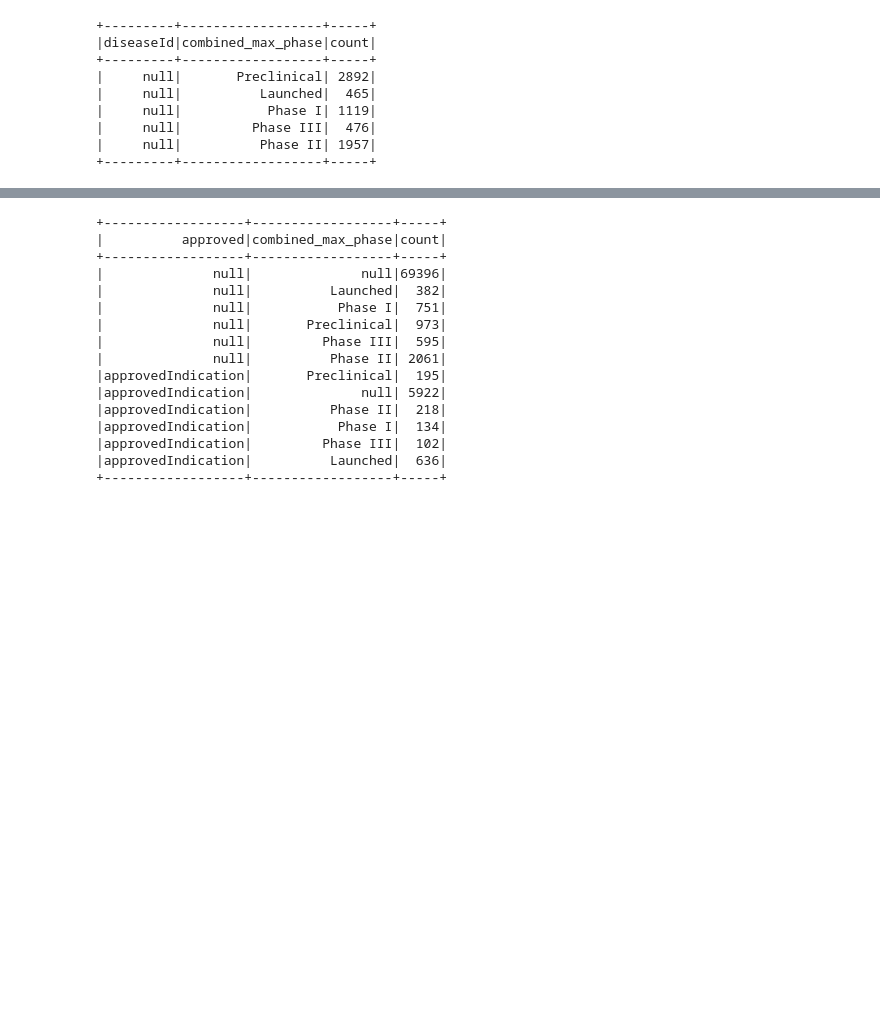
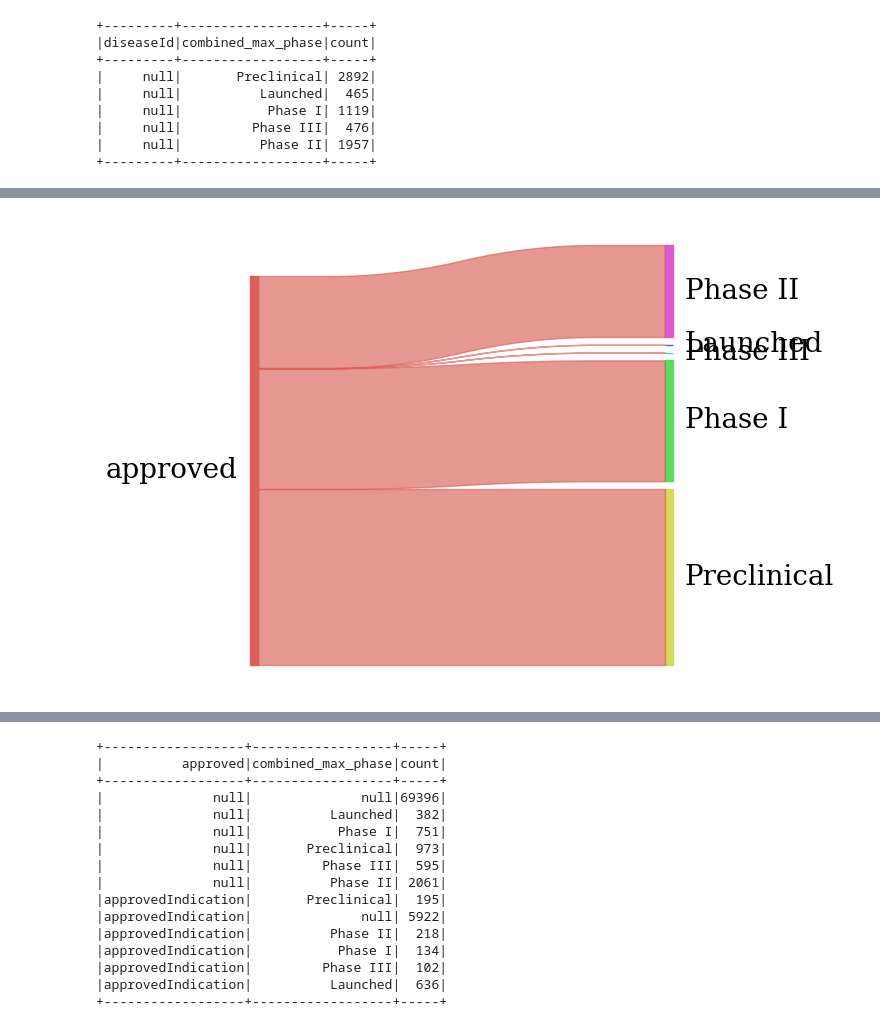
Before and after one commit to Juanmaria-rr/clinicalDrugsCuration, a Jupyter notebook: src/analysis/matches.ipynb, the cells around one changed output, grey strips where cells are left out. Cells and saved outputs as stored; diff of their text form; code cells hidden in the pictures; blank space fills up the shorter version.

```diff
--- a/src/analysis/matches.ipynb
+++ b/src/analysis/matches.ipynb
@@ -316,0 +517,11 @@ chemblTD.join(indiLabel, on=["targetId", "diseaseId"], how="left").groupBy(
+# %%
+sankey(
+    left=df2["approved"],
+    right=df2["combined_max_phase"],
+    leftWeight=df2["count"],
+    rightWeight=df2["count"],
+    aspect=20,
+    fontsize=20,
+)
+# %% [output]
+[figure, added]
```
Also changed, not shown: parts of 43 cells of this notebook.
